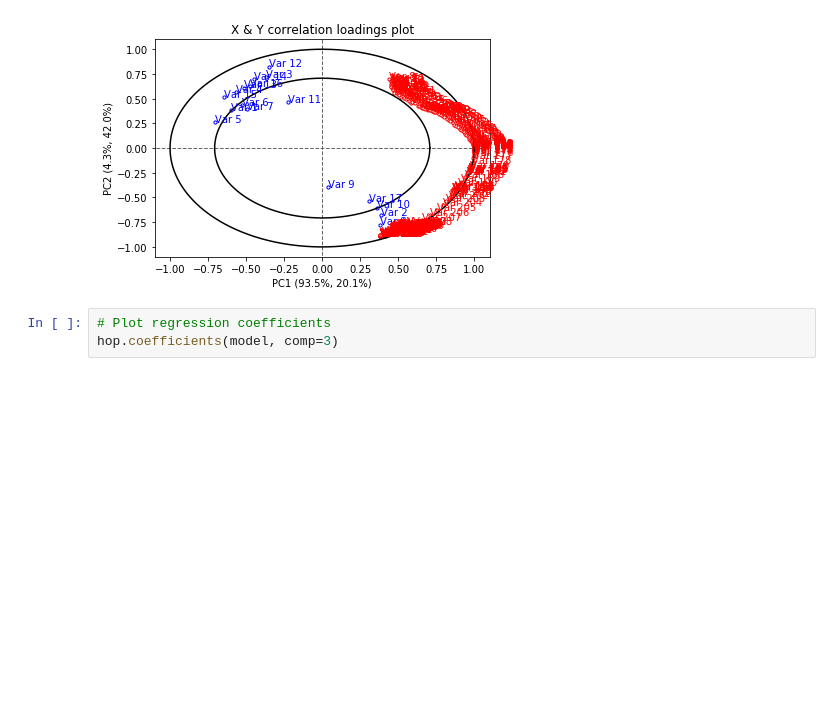
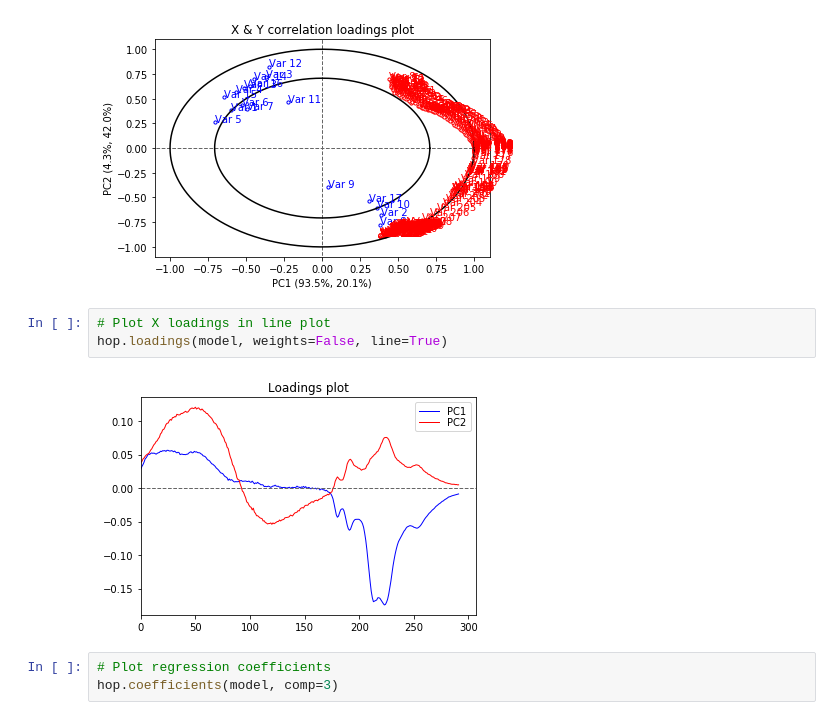
Before and after one commit to olivertomic/hoggorm, a Jupyter notebook: examples/PCR_on_sensory_and_fluorescence_data.ipynb, the cells around one changed output. Drawn from its saved outputs; the diff is of its cells as text; blank space fills up the shorter version.

```diff
--- a/examples/PCR_on_sensory_and_fluorescence_data.ipynb
+++ b/examples/PCR_on_sensory_and_fluorescence_data.ipynb
@@ -129,6 +129,11 @@ hop.scores(model)
 hop.correlationLoadings(model)
 # %% [output]
 [figure]
+# %%
+# Plot X loadings in line plot
+hop.loadings(model, weights=False, line=True)
+# %% [output]
+[figure, added]
 # %%
 # Plot regression coefficients
 hop.coefficients(model, comp=3)
```
Also changed, not shown: parts of 22 cells of this notebook, 3 other files.
